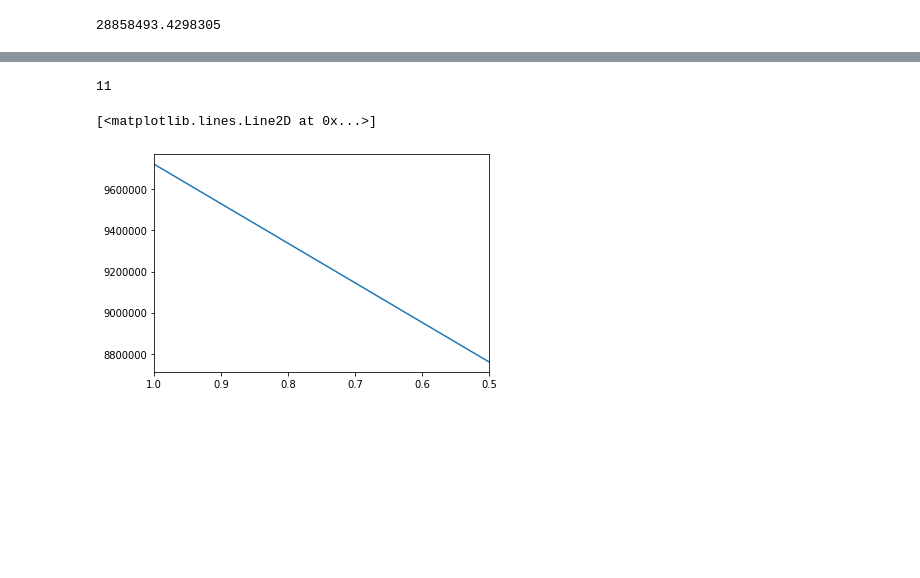
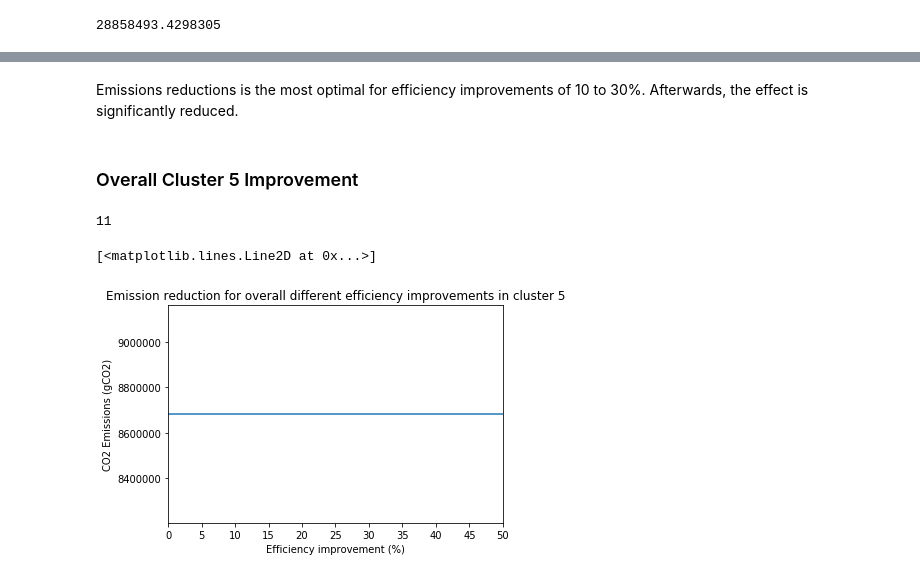
Before and after one commit to Nicolaskirsch2000/BASc-Dissertation, a Jupyter notebook: London scenario analysis .ipynb, the cells around one changed output, grey strips where cells are left out. Cells and saved outputs as stored; diff of their text form; code cells hidden in the pictures; blank space fills up the shorter version.

```diff
--- a/London scenario analysis .ipynb
+++ b/London scenario analysis .ipynb
@@ -9,5 +11,5 @@ from matplotlib.pyplot import figure
 # %%
-df = pd.read_csv("../Data/Hourly consumtpion per cluster.csv")
+df = pd.read_csv("../Data/Hourly consumtpion per cluster London.csv")
 df["time"] = df["time"].astype(str).str.zfill(3)
 df.index = df["time"]
 df["day"] = df["time"].str[:1]
@@ -67,6 +102,14 @@ eff["Efficiency"] = eff["Efficiency"].where(
     ((eff["hour"] != "06") & (eff["hour"] != "07") & (eff["hour"] != "08")
     & (eff["hour"] != "09") &(eff["hour"] != "10")) | (eff["Cluster"] != 4 ) , 0.98)
 # %%
-eff["Emissions"] = eff["consumption_kWh"]*eff["CO2_intensity"]*eff["Efficiency"]
-cluster_emissions = eff.groupby('Cluster')["Emissions"].apply(lambda x: np.sum(x
-                                                                    )).to_frame()
+eff["consumption_kWh"] = eff["consumption_kWh"]*eff["Efficiency"]
+
+eff["CO2_intensity"] = rf.predict(np.array(eff[['consumption_kWh','day','hour']],
+                    dtype = pd.Series))
+
+
+
+#cluster_emissions = eff.groupby('Cluster')["Emissions"].apply(lambda x: np.sum(x
+                                                     #               )).to_frame()
+
+eff.head()
@@ -86,25 +198,37 @@ total_emissions
+# %% [markdown]
+Emissions reductions is the most optimal for efficiency improvements of 10 to 30%. Afterwards, the effect is significantly reduced.
+# %% [markdown]
+### Overall Cluster 5 Improvement
 # %%
-eff = df.copy()
+c5_eff = df.copy()
 
 decrease = np.arange(1, 0.45, -0.05)
 result = [None]*len(decrease)
 print(len(decrease))
-eff["Efficiency"] = 1
-eff.head()
 
+c5_eff["efficiency"] = 1
 for i in range(len(decrease)) :
 
-    eff["Efficiency"] = eff["Efficiency"].where(
-        ((eff["hour"] != "06") & (eff["hour"] != "07") & (eff["hour"] != "08")
-        & (eff["hour"] != "09") &(eff["hour"] != "10")) | (eff["Cluster"] != 4 ) , decrease[i])
-    eff["Emissions"] = eff["consumption_kWh"]*eff["CO2_intensity"]*eff["Efficiency"]
-    cluster_emissions = eff.groupby('Cluster')["Emissions"].apply(lambda x: np.sum(x
+    c5_eff["efficiency"] = c5_eff["efficiency"].where(
+        eff["Cluster"] != 4 , decrease[i])
+    c5_eff["consumption_kWh1"] = c5_eff["consumption_kWh"]*c5_eff["efficiency"]
+
+    c5_eff["CO2_intensity"] = rf.predict(np.array(c5_eff[['consumption_kWh','day','hour']],
+                    dtype = pd.Series))
+
+    c5_eff["Emissions"] = c5_eff["consumption_kWh"]*eff["CO2_intensity"]
+    cluster_emissions = c5_eff.groupby('Cluster')["Emissions"].apply(lambda x: np.sum(x
                                                                       )).to_frame()
     result[i] = cluster_emissions.iloc[4,0]
 
 plt.xlim(1, 0.5)
+plt.ylabel("CO2 Emissions (gCO2)")
+plt.xlabel("Efficiency improvement (%)")
+plt.title("Emission reduction for overall different efficiency improvements in cluster 5")
+my_xticks = [0,5,10,15,20,25,30,35,40,45,50]
+plt.xticks(decrease,my_xticks)
 plt.plot(decrease,result)
 # %% [output]
 11
 [<matplotlib.lines.Line2D at 0x...>]
-[figure, old version]
+[figure, new version]
```
Also changed, not shown: parts of 15 cells of this notebook, 3 other files.
